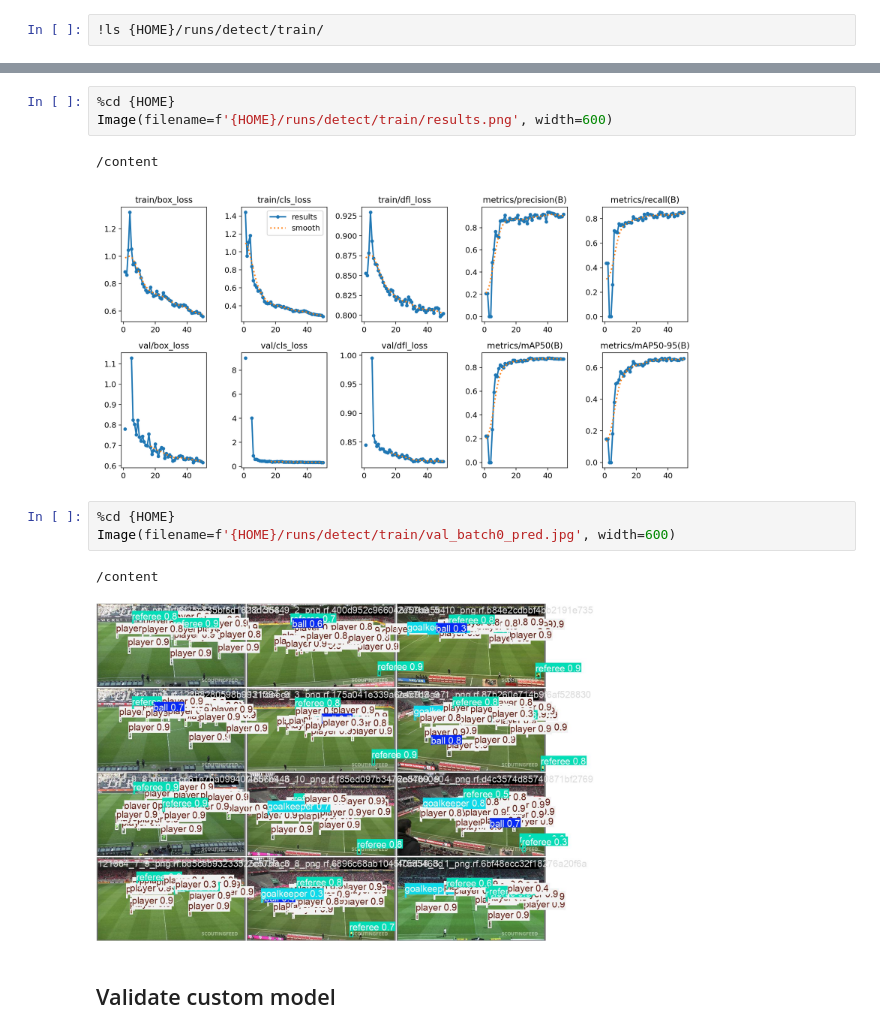
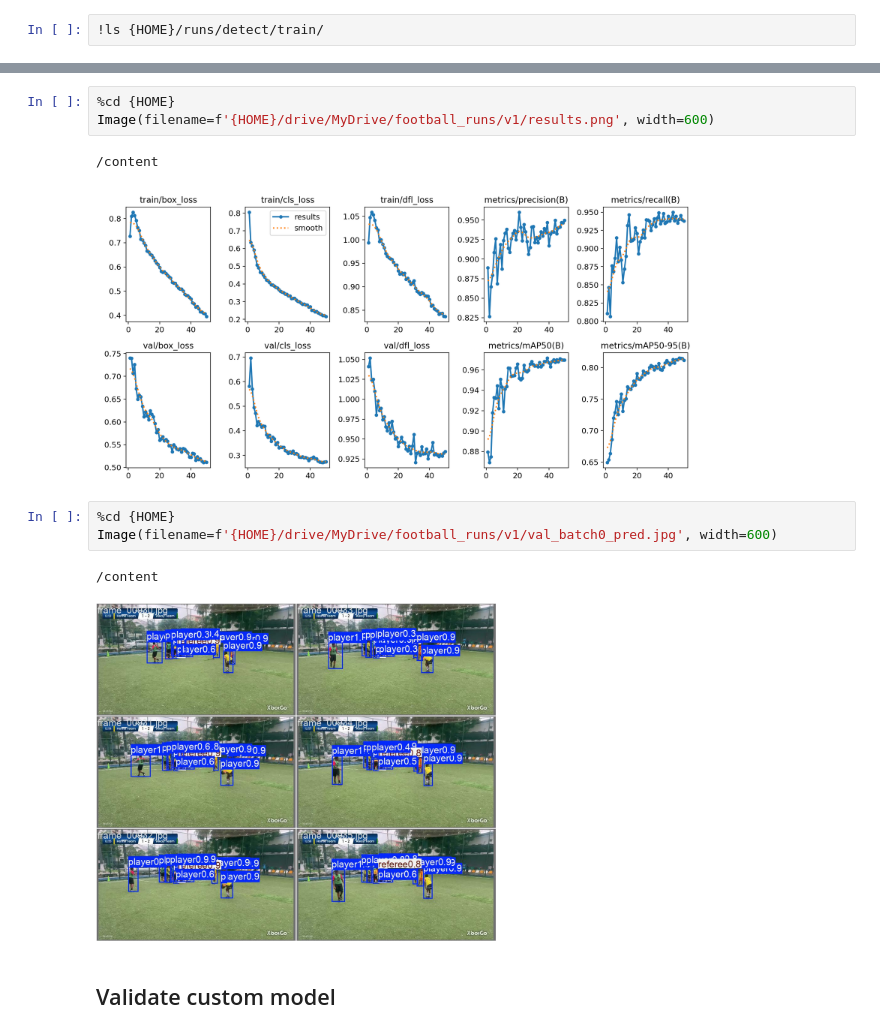
Before and after one commit to amary-ann/colab_notebooks, a Jupyter notebook: examples/soccer/notebooks/train_player_detector.ipynb, the cells around one changed output, grey strips where cells are left out. Cells and saved outputs as stored; diff of their text form.

```diff
--- a/examples/soccer/notebooks/train_player_detector.ipynb
+++ b/examples/soccer/notebooks/train_player_detector.ipynb
@@ -141,15 +214,15 @@ Image(filename=f'{HOME}/runs/detect/train/confusion_matrix.png', width=600)
 # %%
 %cd {HOME}
-Image(filename=f'{HOME}/runs/detect/train/results.png', width=600)
+Image(filename=f'{HOME}/drive/MyDrive/football_runs/v1/results.png', width=600)
 # %% [output]
 /content
-[figure, old version]
+[figure, new version]
 # %%
 %cd {HOME}
-Image(filename=f'{HOME}/runs/detect/train/val_batch0_pred.jpg', width=600)
+Image(filename=f'{HOME}/drive/MyDrive/football_runs/v1/val_batch0_pred.jpg', width=600)
 # %% [output]
 /content
-[figure, old version]
+[figure, new version]
 # %% [markdown]
 ## Validate custom model
 # %%
```
Also changed, not shown: parts of 6 cells of this notebook.
